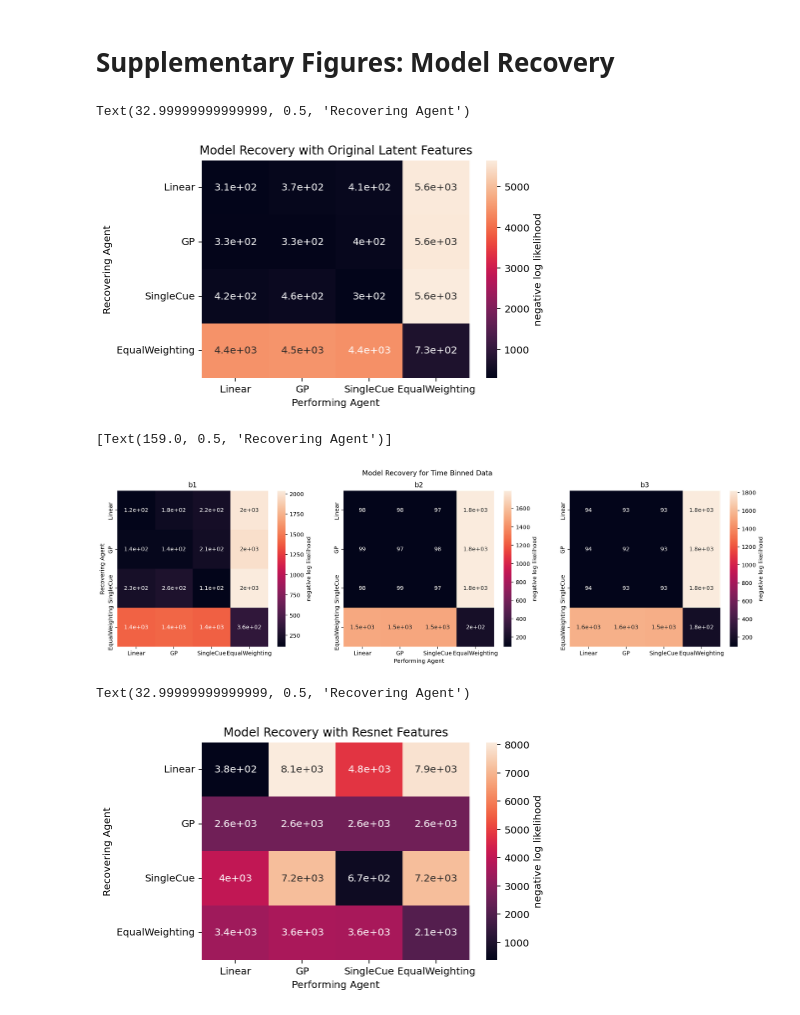
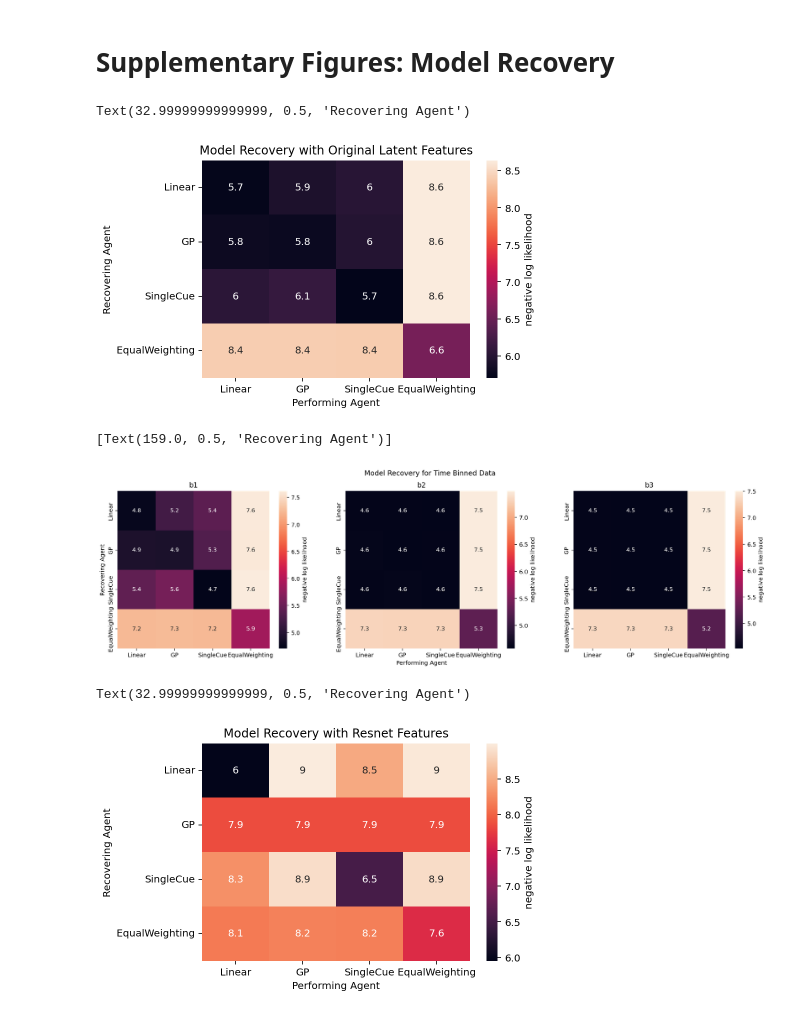
Before and after one commit to candemircan/THINGSDecisions, a Jupyter notebook: src/Py/Plots.ipynb, the cells around one changed output. Saved outputs shown, nothing was run; the diff lists cells and outputs as text; code cells hidden in the pictures.

```diff
--- a/src/Py/Plots.ipynb
+++ b/src/Py/Plots.ipynb
@@ -10,19 +11,20 @@ sns.set_palette('colorblind')
 # Supplementary Figures: Model Recovery
 # %%
 original_recovery = pd.io.parsers.read_csv("../../results/recovery_original.csv",index_col=0)
-
+original_recovery = np.log(original_recovery)
 sns.heatmap(original_recovery.T,annot=True,cbar_kws={'label': 'negative log likelihood'})
 plt.title('Model Recovery with Original Latent Features')
 plt.xlabel('Performing Agent')
 plt.ylabel('Recovering Agent')
 # %% [output]
 Text(32.99999999999999, 0.5, 'Recovering Agent')
-[figure, old version]
+[figure, new version]
 # %%
 fig, axes = plt.subplots(1, 3, figsize=(20,5))
 fig.suptitle('Model Recovery for Time Binned Data')
 for num,binned in enumerate(['b1','b2','b3']):
     binned_df =pd.io.parsers.read_csv(f"../../results/recovery_original_{binned}.csv",index_col=0)
+    binned_df = np.log(binned_df)
     sns.heatmap(binned_df.T,ax=axes[num],annot=True,cbar_kws={'label': 'negative log likelihood'})
     axes[num].set_title(binned)
 
@@ -30,17 +32,17 @@ plt.setp(axes[1], xlabel='Performing Agent')
 plt.setp(axes[0], ylabel='Recovering Agent')
 # %% [output]
 [Text(159.0, 0.5, 'Recovering Agent')]
-[figure, old version]
+[figure, new version]
 # %%
 resnet_recovery = pd.io.parsers.read_csv("../../results/recovery_resnet.csv",index_col=0)
-
+resnet_recovery = np.log(resnet_recovery)
 sns.heatmap(resnet_recovery.T,annot=True,cbar_kws={'label': 'negative log likelihood'})
 plt.title('Model Recovery with Resnet Features')
 plt.xlabel('Performing Agent')
 plt.ylabel('Recovering Agent')
 # %% [output]
 Text(32.99999999999999, 0.5, 'Recovering Agent')
-[figure, old version]
+[figure, new version]
 # %%
 fig, axes = plt.subplots(1, 2, figsize=(15,5))
 fig.suptitle('Model Recovery for Different Latent Features')
```
Also changed, not shown: parts of 2 cells of this notebook, 2 other files.
